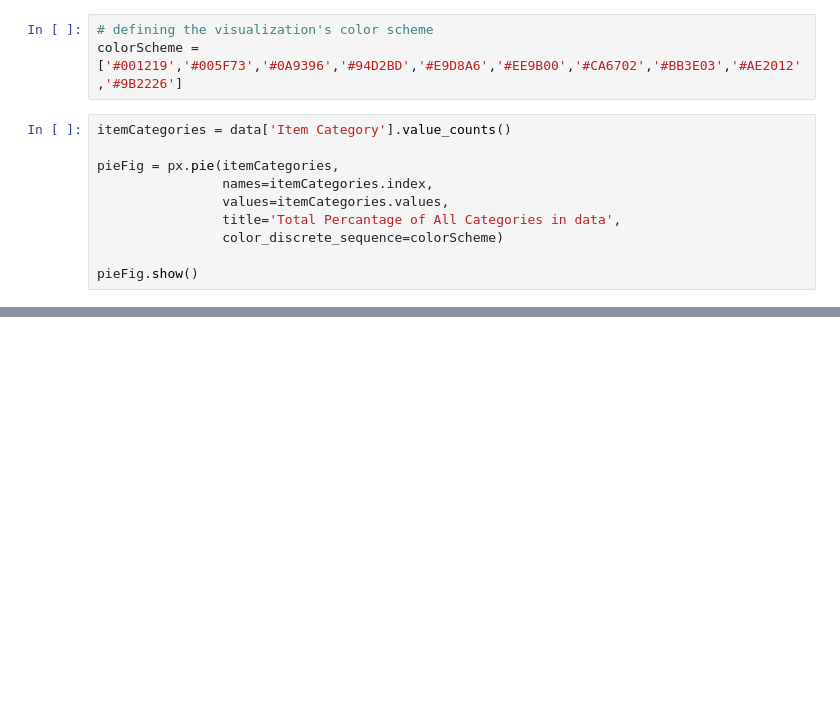
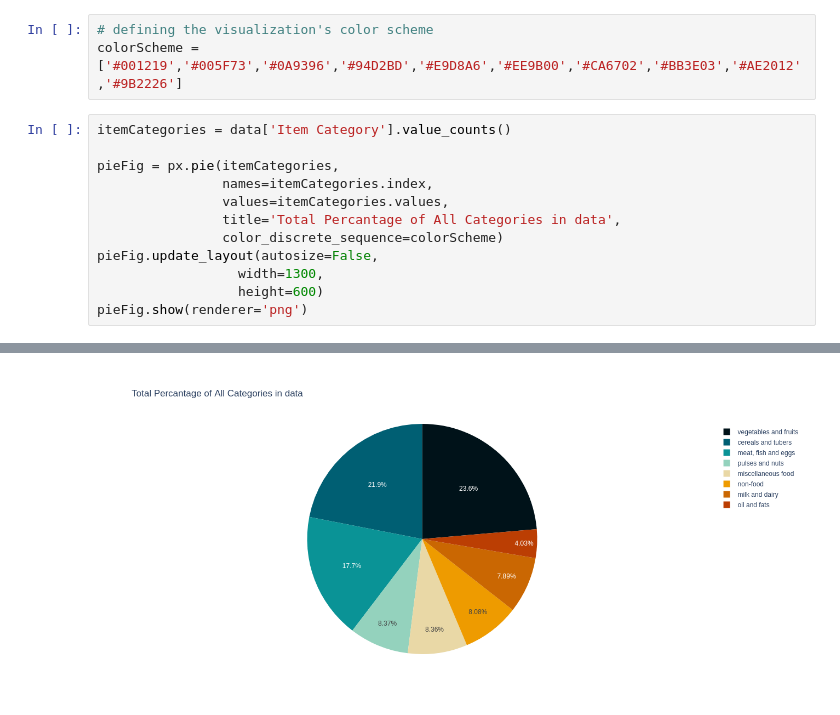
Before and after one commit to TatKhachatryan/Time-Series-Analysis-Project, a Jupyter notebook: ts_analysis_food_prices_arm.ipynb, the cells around one changed output, grey strips where cells are left out. Cells and saved outputs as stored; diff of their text form; blank space fills up the shorter version.

```diff
--- a/ts_analysis_food_prices_arm.ipynb
+++ b/ts_analysis_food_prices_arm.ipynb
@@ -163,6 +173,8 @@ pieFig = px.pie(itemCategories,
                 values=itemCategories.values,
                 title='Total Percantage of All Categories in data',
                 color_discrete_sequence=colorScheme)
-
-pieFig.show()
+pieFig.update_layout(autosize=False,
+                  width=1300,
+                  height=600)
+pieFig.show(renderer='png')
 # %% [output]
@@ -170,3 +181,4 @@ pieFig.show()
+[figure, added]
 # %%
 milkDairy = data[data['Item Category']=='milk and dairy']
 milkData = milkDairy[(milkDairy['Item Name']=='Milk')&(milkDairy['Year']>2014)]
```
Also changed, not shown: parts of 8 cells of this notebook.
